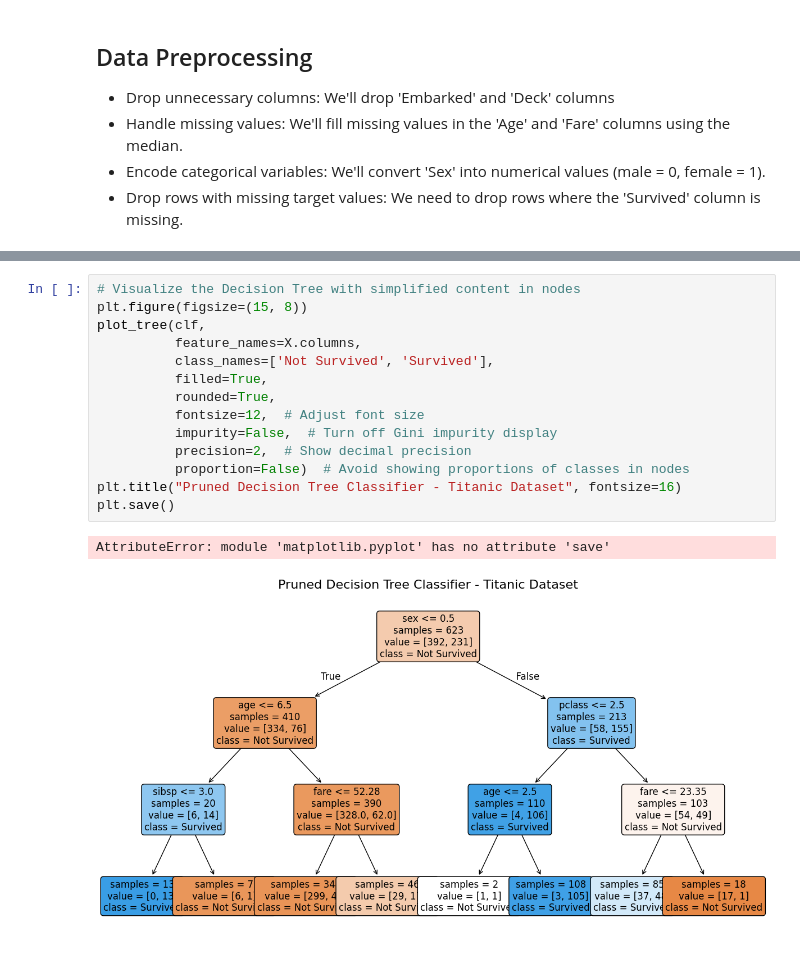
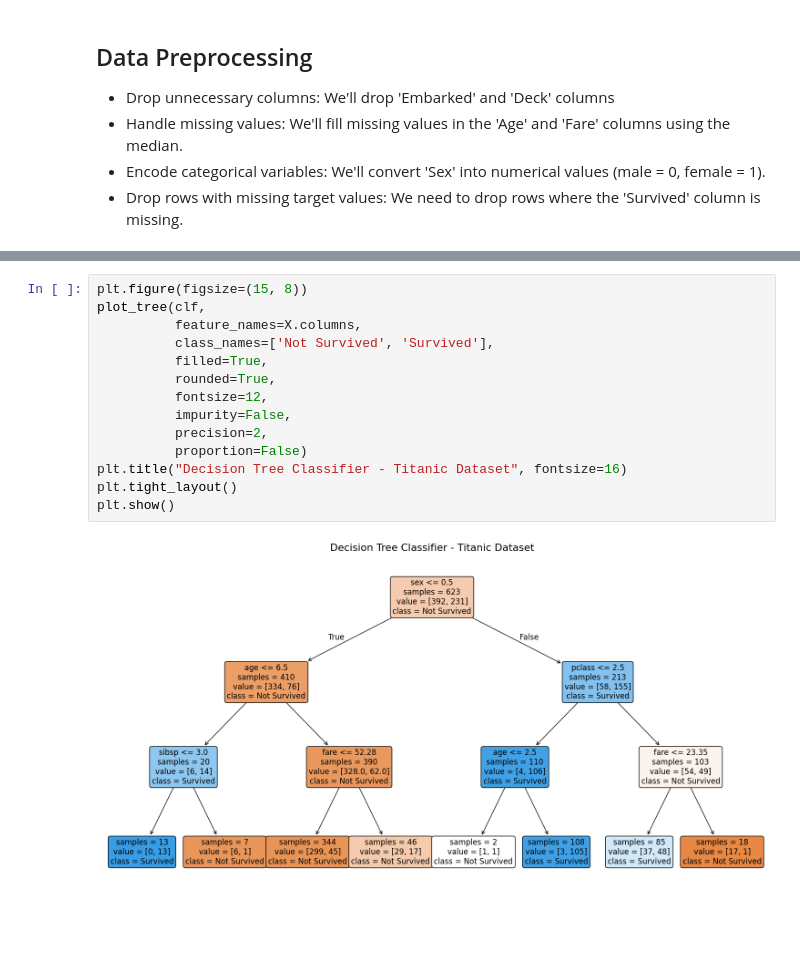
Before and after one commit to sensoubhik11/CS9030-assignment2, a Jupyter notebook: decision_tree.ipynb, the cells around one changed output, grey strips where cells are left out. Drawn from its saved outputs; the diff is of its cells as text; blank space fills up the shorter version.

Commit message:
Updated decision_tree

```diff
--- a/decision_tree.ipynb
+++ b/decision_tree.ipynb
@@ -89,17 +64,16 @@ weighted avg       0.81      0.81      0.81       268
 # %%
-# Visualize the Decision Tree with simplified content in nodes
 plt.figure(figsize=(15, 8))
 plot_tree(clf,
           feature_names=X.columns,
           class_names=['Not Survived', 'Survived'],
           filled=True,
           rounded=True,
-          fontsize=12,  # Adjust font size
-          impurity=False,  # Turn off Gini impurity display
-          precision=2,  # Show decimal precision
-          proportion=False)  # Avoid showing proportions of classes in nodes
-plt.title("Pruned Decision Tree Classifier - Titanic Dataset", fontsize=16)
-plt.save()
+          fontsize=12,
+          impurity=False,
+          precision=2,
+          proportion=False)
+plt.title("Decision Tree Classifier - Titanic Dataset", fontsize=16)
+plt.tight_layout()
+plt.show()
 # %% [output]
-AttributeError: module 'matplotlib.pyplot' has no attribute 'save'
-[figure, old version]
+[figure, new version]
```
Also changed, not shown: parts of 5 cells of this notebook, 1 other file.
